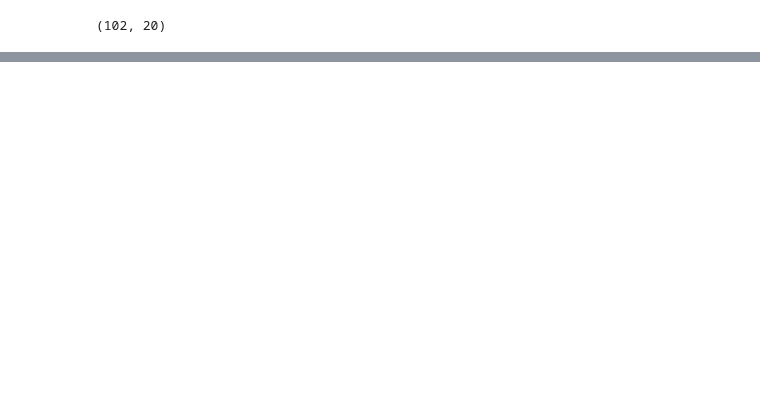
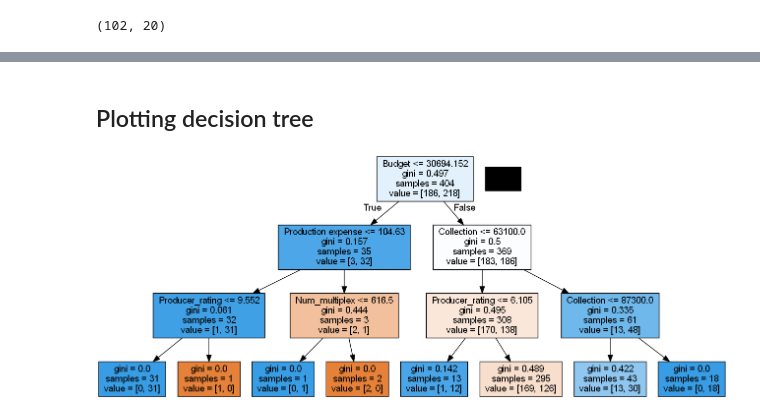
Before and after one commit to luch91/PYTHON-MACHINE-LEARNING-DEEP-LEARNING, a Jupyter notebook: Decision Tree/classification_tree.ipynb, the cells around one changed output, grey strips where cells are left out. Saved outputs shown, nothing was run; the diff lists cells and outputs as text; code cells hidden in the pictures; blank space fills up the shorter version.

```diff
--- a/Decision Tree/classification_tree.ipynb
+++ b/Decision Tree/classification_tree.ipynb
@@ -43,5 +48,5 @@ mean_value = df["Time_taken"].mean()
 # %%
-df["Time_taken"] = df["Time_taken"].fillna(mean_value, inplace=True)
+df["Time_taken"] = df["Time_taken"].fillna(mean_time_taken)
 # %%
 df.info()
 # %% [output]
@@ -121,5 +123,5 @@ imputer = SimpleImputer(strategy='mean')
 # %%
-X_train, X_test, y_train, y_test =train_test_split(X_inputed, y, test_size=0.2, random_state=0)
+X_train, X_test, y_train, y_test = train_test_split(X, y, test_size=0.2, train_size=0.8, random_state=0)
 # %%
 X_train.head()
 # %% [output]
@@ -170,0 +203,4 @@ DecisionTreeClassifier does not accept missing values encoded as NaN natively. F
+# %% [markdown]
+## Plotting decision tree
+# %%
+dot_data = tree.export_graphviz(clftree, out_file=None, feature_names = X_train.columns, filled = True)
@@ -170,0 +211,6 @@ DecisionTreeClassifier does not accept missing values encoded as NaN natively. F
+# %%
+graph = pydotplus.graph_from_dot_data(dot_data)
+# %%
+Image(graph.create_png())
+# %% [output]
+[figure, added]
```
Also changed, not shown: parts of 22 cells of this notebook.
